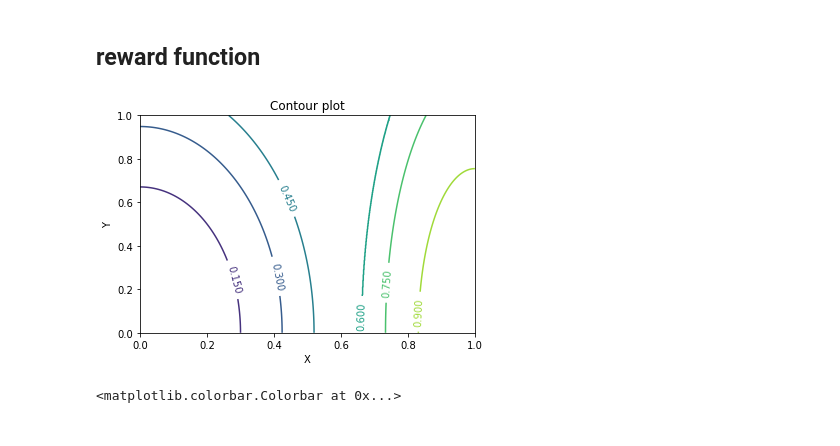
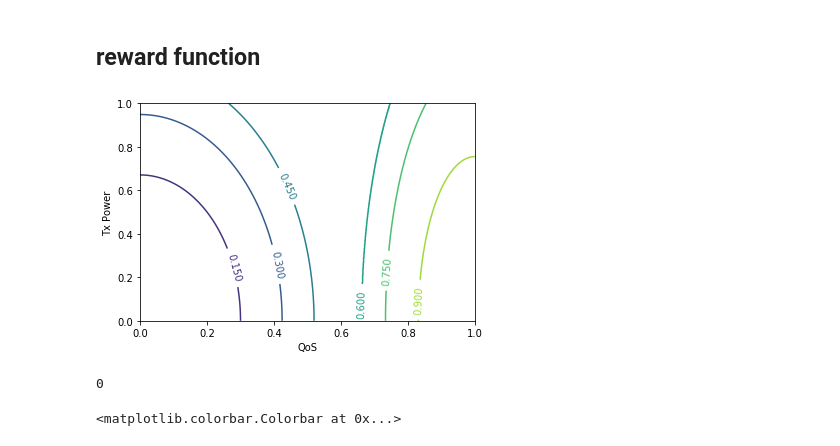
Before and after one commit to h3dema/command_ap, a Jupyter notebook: MOS/Reward Function.ipynb, the cells around one changed output. Saved outputs shown, nothing was run; the diff lists cells and outputs as text; code cells hidden in the pictures.

Commit message:
reward pdf

```diff
--- a/MOS/Reward Function.ipynb
+++ b/MOS/Reward Function.ipynb
@@ -51,29 +52,37 @@ for i in range(0, len(X)):
         y = Y[j]
         Z[j][i] = reward(x, y)
 # %%
+f = plot.figure()
+
 # Set the x axis and y axis limits
 pylab.xlim([min(X), max(X)])
 pylab.ylim([min(Y), max(Y)])
 
 # Provide a title for the contour plot
-plot.title('Contour plot')
+# plot.title('Contour plot')
 
 # Set x axis label for the contour plot
-plot.xlabel('X')
+plot.xlabel('QoS')
 
 # Set y axis label for the contour plot
-plot.ylabel('Y')
+plot.ylabel('Tx Power')
 
 # Create contour lines or level curves using matplotlib.pyplot module
 contours = plot.contour(X, Y, Z)
 
 # Display z values on contour lines
 plot.clabel(contours, inline=1, fontsize=10)
 
 # Display the contour plot
 plot.show()
 # %% [output]
-[figure, old version]
+[figure, new version]
+# %%
+pdf_filename = "reward_function.pdf"
+f.savefig(pdf_filename)
+os.system("pdfcrop {} {}".format(pdf_filename, pdf_filename))
+# %% [output]
+0
 # %%
 im = plot.imshow(Z, cmap=cm.RdBu)
 # plt.xticks(labels)
```
Also changed, not shown: parts of 1 cell of this notebook.
